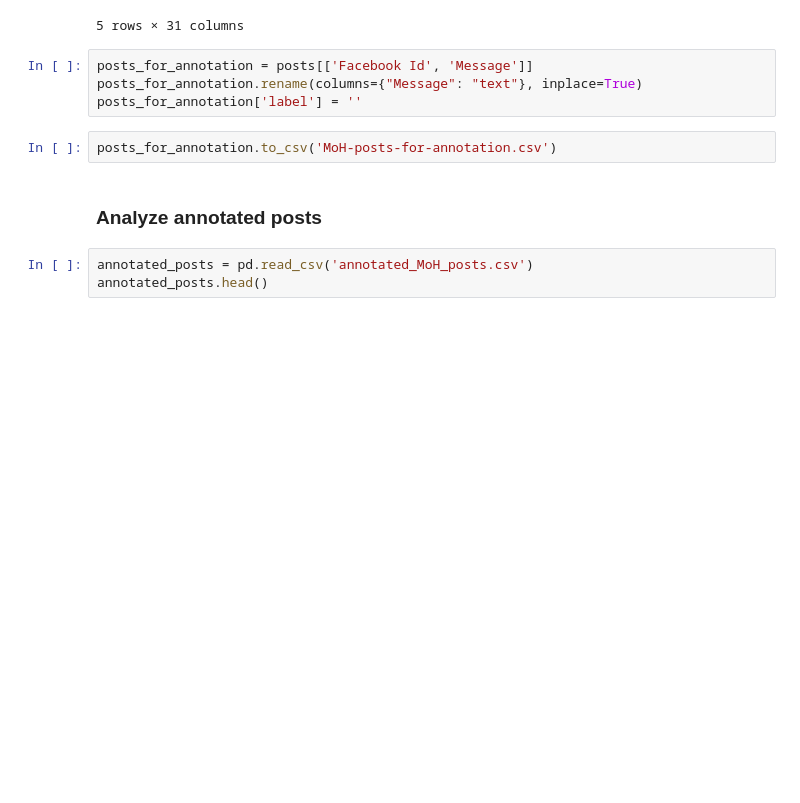
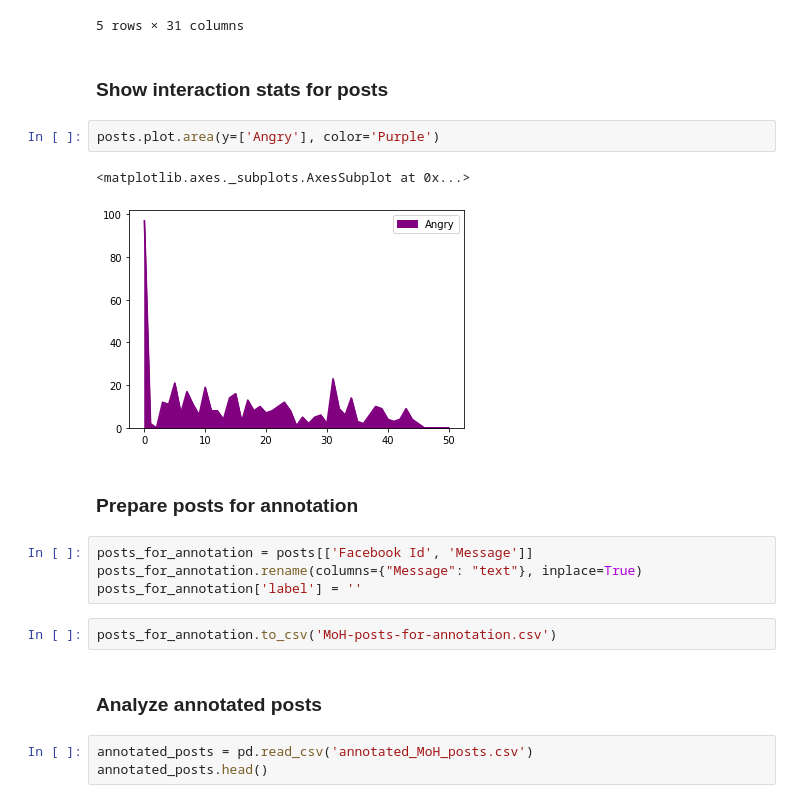
Before and after one commit to SunbirdAI/covid19-uganda-facebook-data-analysis, a Jupyter notebook: MoH page posts.ipynb, the cells around one changed output. Drawn from its saved outputs; the diff is of its cells as text; blank space fills up the shorter version.

Commit message:
Add visualization for post interactions

```diff
--- a/MoH page posts.ipynb
+++ b/MoH page posts.ipynb
@@ -13,6 +13,15 @@ posts.head()
 | 3 | Ministry of Health- Uganda | minofhealthUG | 767949523254855 | 173330 | 2020-08-09 07:00:01 EAT | Photo | 13305 | 708 | 135 | ... |
 | 4 | Ministry of Health- Uganda | minofhealthUG | 767949523254855 | 175516 | 2020-08-15 15:05:22 EAT | Native Video | 12170 | 428 | 744 | ... |
 5 rows × 31 columns
+# %% [markdown]
+### Show interaction stats for posts
+# %%
+posts.plot.area(y=['Angry'], color='Purple')
+# %% [output]
+<matplotlib.axes._subplots.AxesSubplot at 0x...>
+[figure, added]
+# %% [markdown]
+### Prepare posts for annotation
 # %%
 posts_for_annotation = posts[['Facebook Id', 'Message']]
 posts_for_annotation.rename(columns={"Message": "text"}, inplace=True)
```
